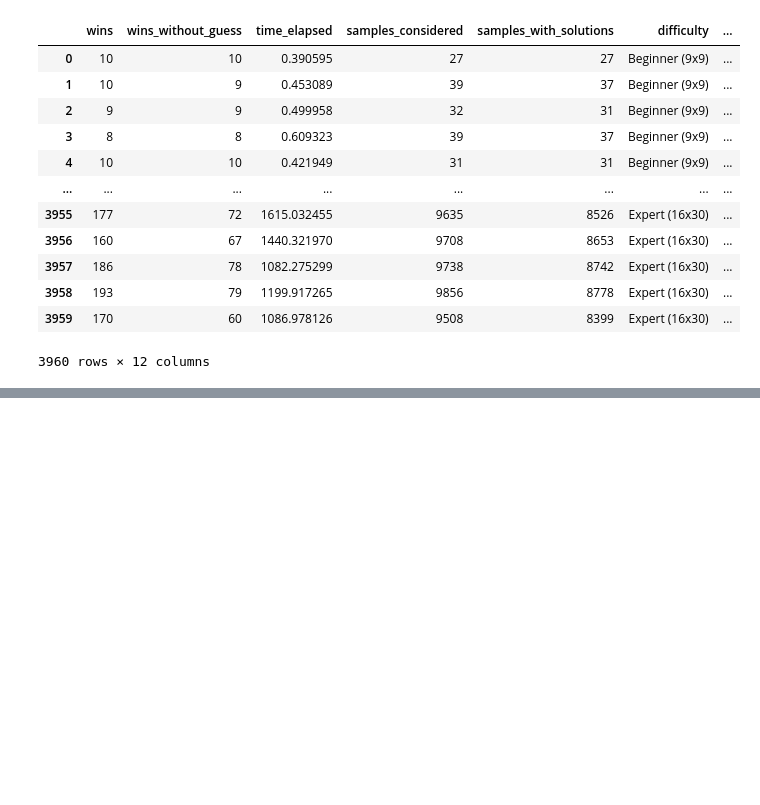
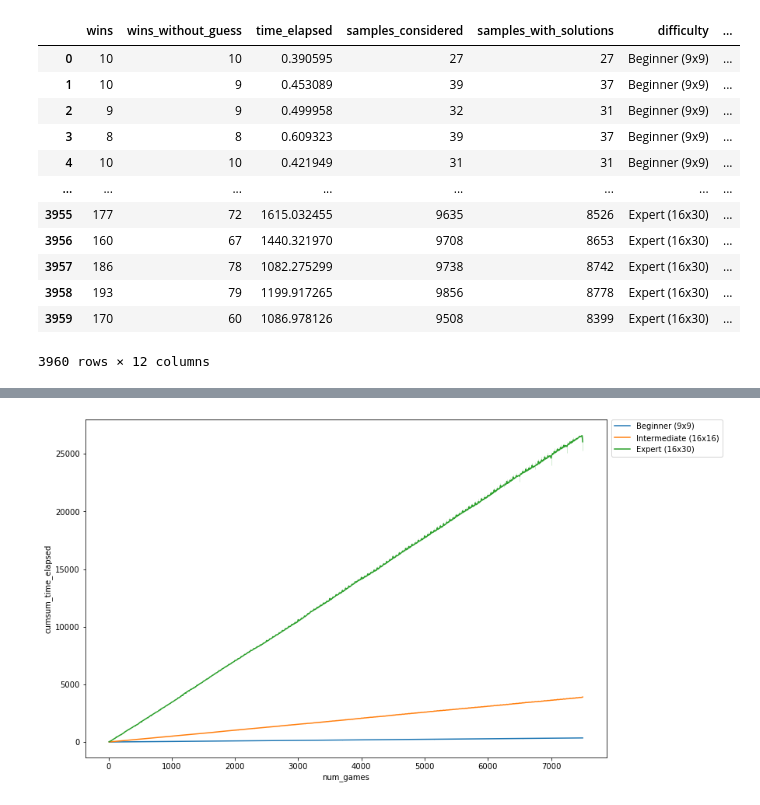
Before and after one commit to KostasKv/Minesweeper-with-AI, a Jupyter notebook: data/batch & cpu count experiment.ipynb, the cells around one changed output, grey strips where cells are left out. Saved outputs shown, nothing was run; the diff lists cells and outputs as text; code cells hidden in the pictures; blank space fills up the shorter version.

```diff
--- a/data/batch & cpu count experiment.ipynb
+++ b/data/batch & cpu count experiment.ipynb
@@ -37,0 +92,7 @@ data_times
+# %%
+# Get cumulative time elapsed and num games played for each pair of
+# batch size & difficulty
+df = data.loc[:, ('batch_size', 'difficulty')]
+df['cumsum_time_elapsed'] = data.groupby(by=['batch_size', 'difficulty'])['time_elapsed'].cumsum()
+df['num_games'] = df['batch_size'] * (data.groupby(['batch_size', 'difficulty']).cumcount() + 1)
+df['avg_time'] = df['cumsum_time_elapsed'] / df['num_games']
@@ -37,0 +120,3 @@ data_times
+# %%
+df['group'] = 'Batch size: ' + df['batch_size'].astype(str) + '   difficulty: ' + df['difficulty']
+df.head()
@@ -37,0 +130,10 @@ data_times
+# %%
+ax = sns.lineplot(x='num_games', y='cumsum_time_elapsed', hue='difficulty', data=df)
+fig = plt.gcf()
+fig.set_size_inches(12, 8)
+plt.legend(bbox_to_anchor=(1.01, 1),borderaxespad=0)
+
+# plt.legend(loc='upper left')
+plt.show()
+# %% [output]
+[figure, added]
```
Also changed, not shown: parts of 17 cells of this notebook.
